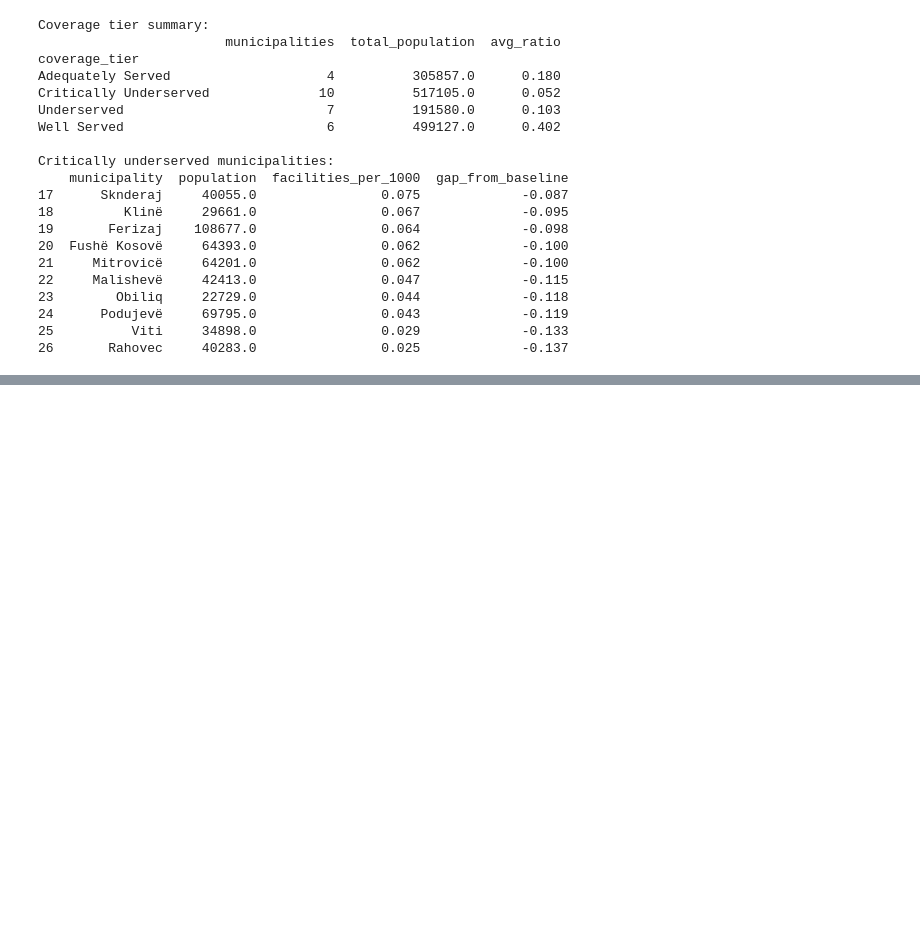
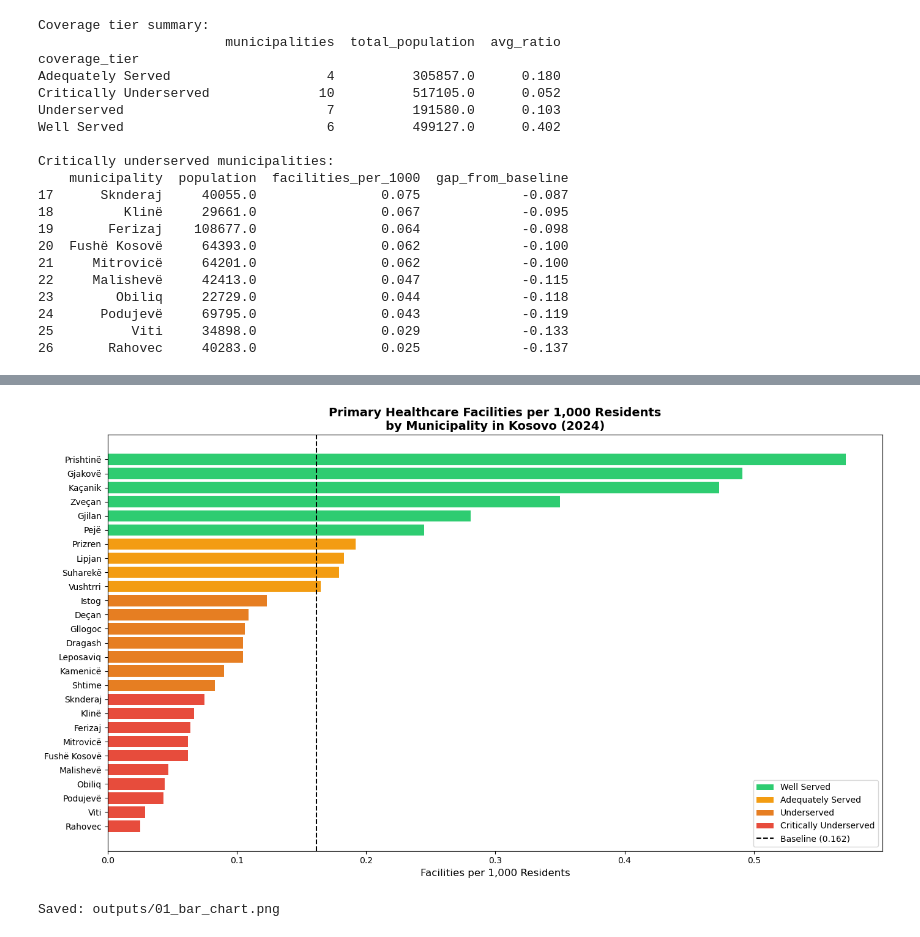
Before and after one commit to AnidMehmeti/kosovo-healthcare-analyzer, a Jupyter notebook: notebooks/kosovo_healthcare_analysis.ipynb, the cells around one changed output, grey strips where cells are left out. Drawn from its saved outputs; the diff is of its cells as text; code cells hidden in the pictures; blank space fills up the shorter version.

Commit message:
Step 5 complete: four visualizations generated and saved to outputs/

```diff
--- a/notebooks/kosovo_healthcare_analysis.ipynb
+++ b/notebooks/kosovo_healthcare_analysis.ipynb
@@ -820,0 +856,35 @@ Critically underserved municipalities:
+# %%
+BASELINE = merged_df['facilities_per_1000'].mean()
+
+# Visualization 1 — Bar chart: facilities per 1,000 by municipality
+fig, ax = plt.subplots(figsize=(14, 8))
+
+# Sort by facilities_per_1000 descending
+plot_df = merged_df.sort_values('facilities_per_1000', ascending=True)
+
+# Assign colors based on coverage tier
+colors = [tier_colors[tier] for tier in plot_df['coverage_tier']]
+
+# Plot horizontal bars
+ax.barh(plot_df['municipality'], plot_df['facilities_per_1000'], color=colors)
+
+# Add baseline reference line
+ax.axvline(x=BASELINE, color='black', linestyle='--', linewidth=1.5, label=f'Kosovo Baseline ({BASELINE:.3f})')
+
+# Labels and formatting
+ax.set_xlabel('Facilities per 1,000 Residents', fontsize=12)
+ax.set_title('Primary Healthcare Facilities per 1,000 Residents\nby Municipality in Kosovo (2024)', fontsize=14, fontweight='bold')
+
+# Add legend for tiers
+from matplotlib.patches import Patch
+legend_elements = [Patch(facecolor=tier_colors[t], label=t) for t in tier_order]
+legend_elements.append(plt.Line2D([0], [0], color='black', linestyle='--', label=f'Baseline ({BASELINE:.3f})'))
+ax.legend(handles=legend_elements, loc='lower right', fontsize=10)
+
+plt.tight_layout()
+plt.savefig('../outputs/01_bar_chart.png', dpi=150, bbox_inches='tight')
+plt.show()
+print("Saved: outputs/01_bar_chart.png")
+# %% [output]
+[figure, added]
+Saved: outputs/01_bar_chart.png
```
Also changed, not shown: parts of 5 cells of this notebook, 4 other files.
